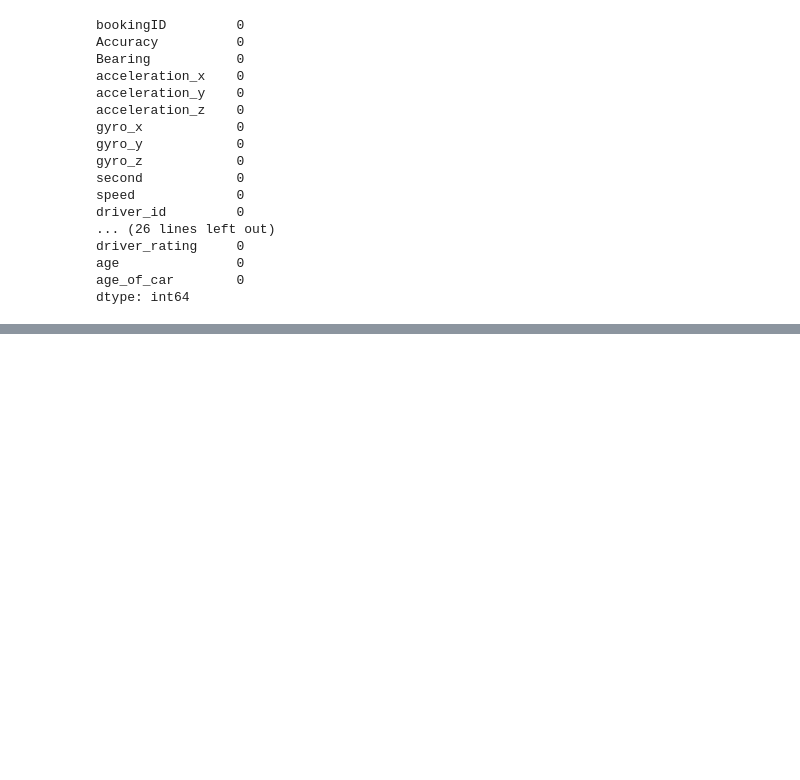
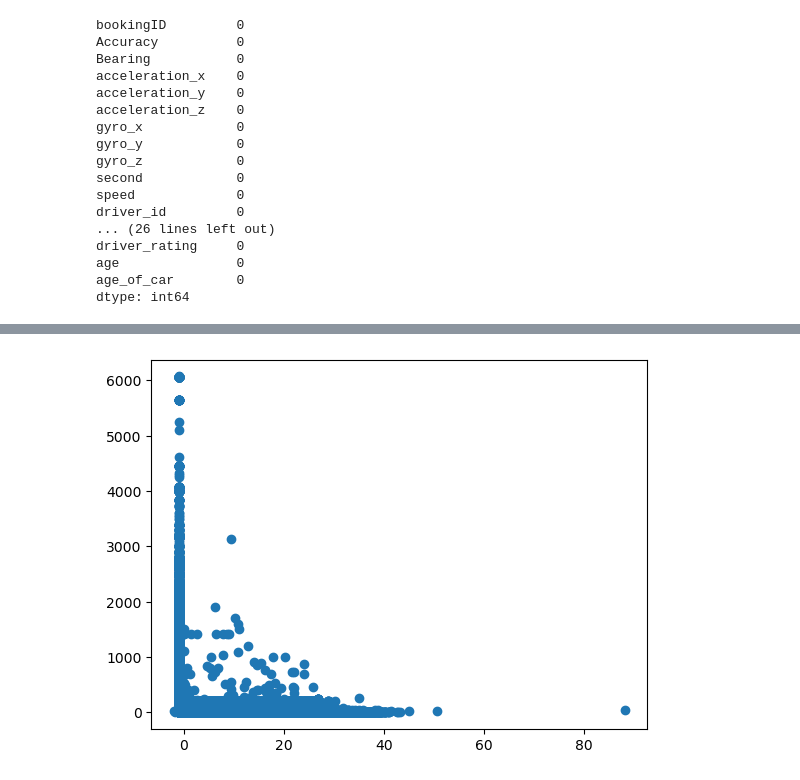
Before and after one commit to errnasty/Cab-Data-Analysis, a Jupyter notebook: EDA.ipynb, the cells around one changed output, grey strips where cells are left out. Cells and saved outputs as stored; diff of their text form; code cells hidden in the pictures; blank space fills up the shorter version.

```diff
--- a/EDA.ipynb
+++ b/EDA.ipynb
@@ -127,0 +252,5 @@ We have successfully shrunked our memory by around 400Mbs
+# %%
+plt.scatter(dataset_new['speed'], dataset_new['Accuracy'])
+plt.show()
+# %% [output]
+[figure, added]
```
Also changed, not shown: parts of 21 cells of this notebook.
